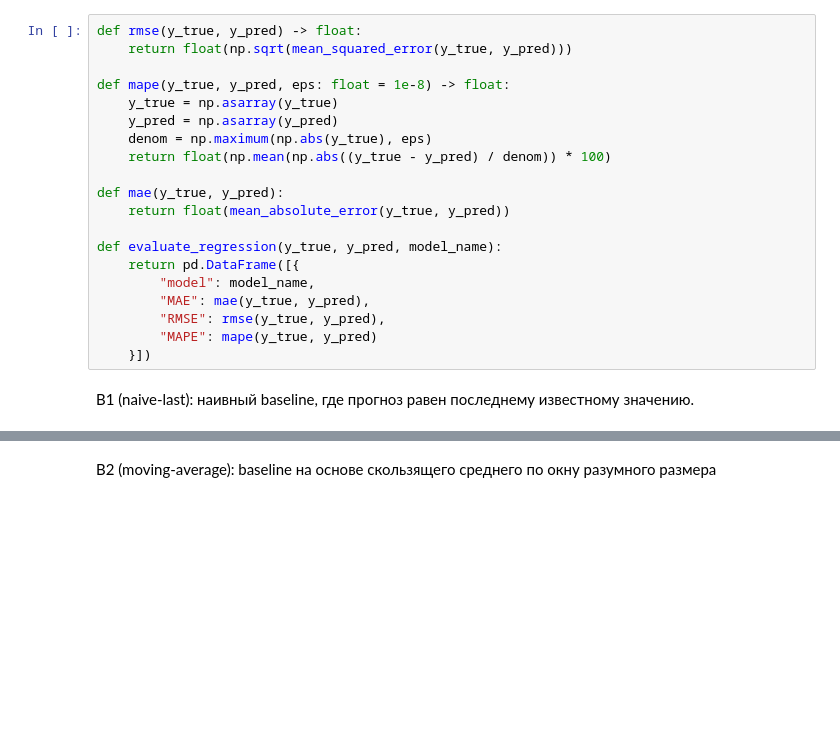
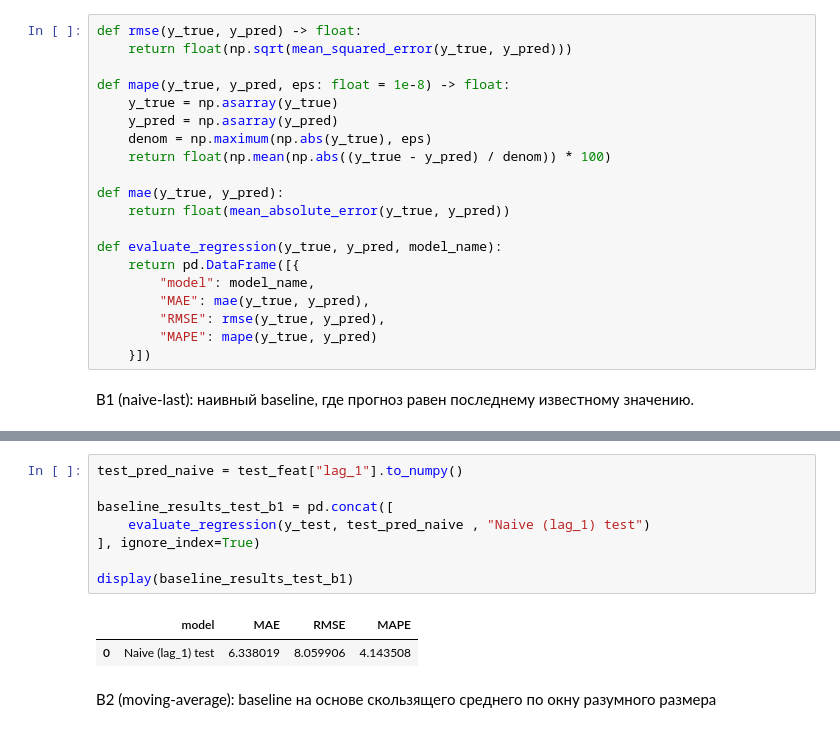
Before and after one commit to 7efirochka/aie-student-prod, a Jupyter notebook: homeworks/HW12/HW12.ipynb, the cells around one changed output, grey strips where cells are left out. Saved outputs shown, nothing was run; the diff lists cells and outputs as text; blank space fills up the shorter version.

```diff
--- a/homeworks/HW12/HW12.ipynb
+++ b/homeworks/HW12/HW12.ipynb
@@ -297,6 +301,17 @@ display(baseline_results_val)
 Validation:
 |  | model | MAE | RMSE | MAPE |
 | 0 | Naive (lag_1) | 6.443406 | 8.203532 | 4.394594 |
+# %%
+test_pred_naive = test_feat["lag_1"].to_numpy()
+
+baseline_results_test_b1 = pd.concat([
+    evaluate_regression(y_test, test_pred_naive , "Naive (lag_1) test")
+], ignore_index=True)
+
+display(baseline_results_test_b1)
+# %% [output]
+|  | model | MAE | RMSE | MAPE |
+| 0 | Naive (lag_1) test | 6.338019 | 8.059906 | 4.143508 |
 # %% [markdown]
 B2 (moving-average): baseline на основе скользящего среднего по окну разумного размера
 # %%
```
Also changed, not shown: parts of 21 cells of this notebook, 16 other files.
